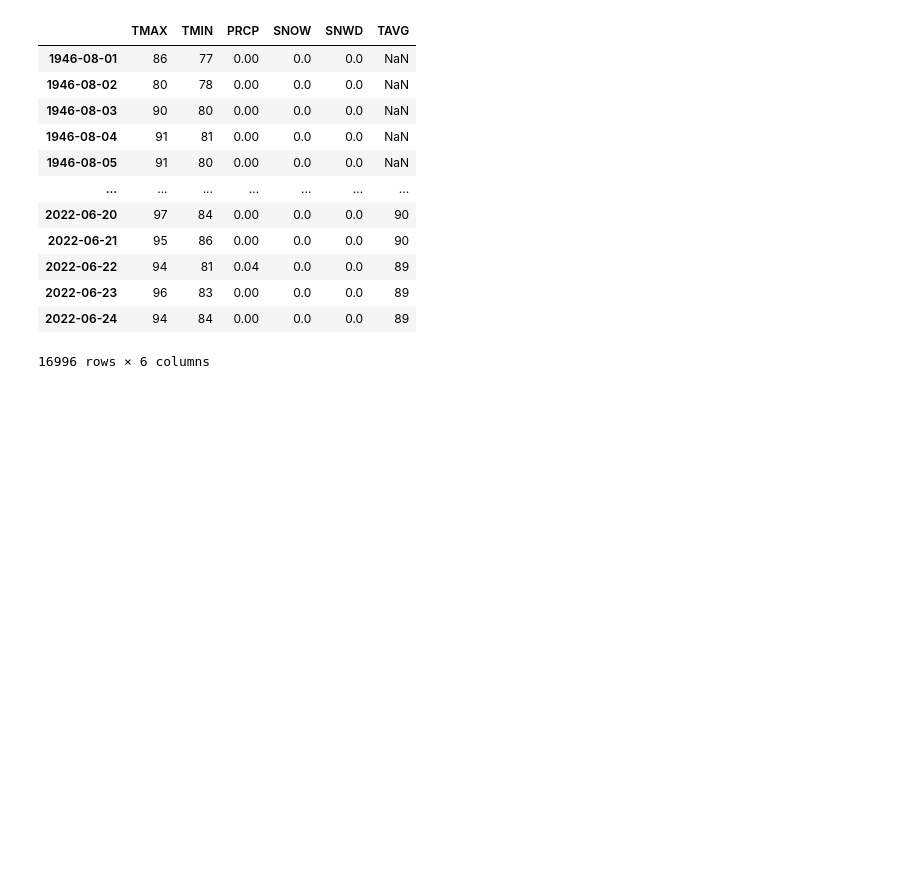
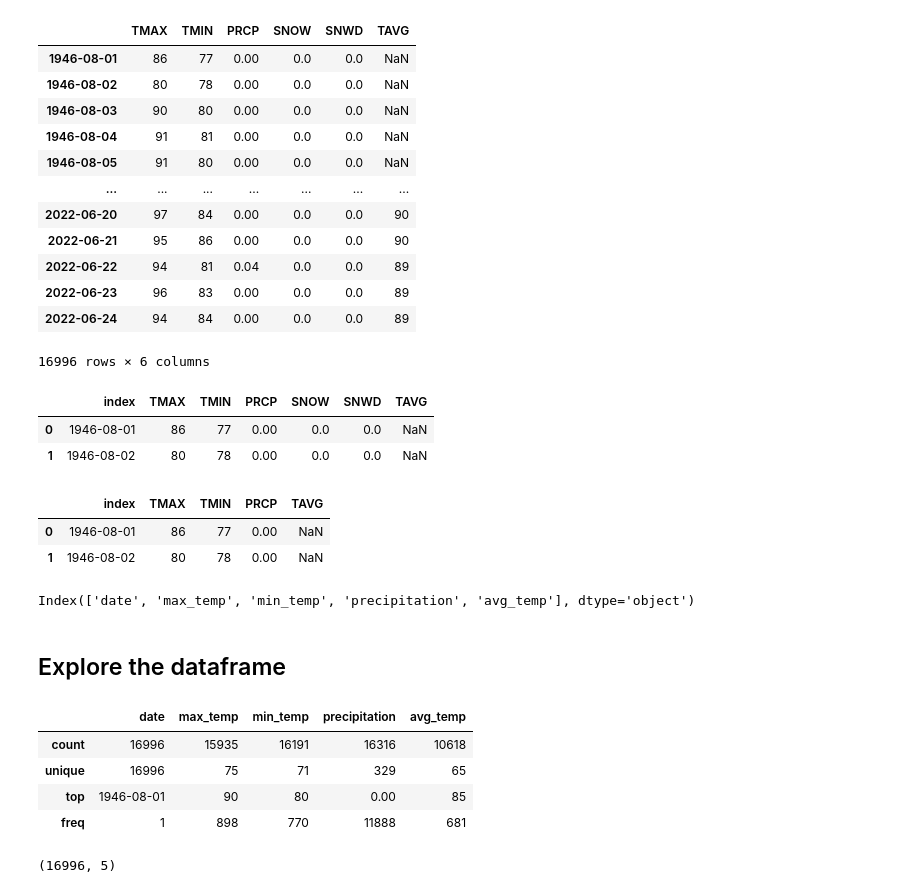
Before and after one commit to david-garza/enterococci_prediction_analysis, a Jupyter notebook: API_call.ipynb, the cells around one changed output. Drawn from its saved outputs; the diff is of its cells as text; code cells hidden in the pictures; blank space fills up the shorter version.

Commit message:
dropped columns snow and snow depth,  and rename the other columns.

```diff
--- a/API_call.ipynb
+++ b/API_call.ipynb
@@ -84,7 +89,8 @@ weather_data_df.head(10)
 6 rows × 16996 columns
 # %%
 # swap rows and columns
-weather_data_df.transpose()
+weather_data_df = weather_data_df.transpose()
+weather_data_df
 # %% [output]
 |  | TMAX | TMIN | PRCP | SNOW | SNWD | TAVG |
 | 1946-08-01 | 86 | 77 | 0.00 | 0.0 | 0.0 | NaN |
@@ -99,3 +105,38 @@ weather_data_df.transpose()
 | 2022-06-23 | 96 | 83 | 0.00 | 0.0 | 0.0 | 89 |
 | 2022-06-24 | 94 | 84 | 0.00 | 0.0 | 0.0 | 89 |
 16996 rows × 6 columns
+# %%
+# move date index to a column.
+weather_data_df = weather_data_df.reset_index()
+weather_data_df.head(2)
+# %% [output]
+|  | index | TMAX | TMIN | PRCP | SNOW | SNWD | TAVG |
+| 0 | 1946-08-01 | 86 | 77 | 0.00 | 0.0 | 0.0 | NaN |
+| 1 | 1946-08-02 | 80 | 78 | 0.00 | 0.0 | 0.0 | NaN |
+# %%
+weather_data_df = weather_data_df.drop(columns=["SNOW", "SNWD"])
+weather_data_df.head(2)
+# %% [output]
+|  | index | TMAX | TMIN | PRCP | TAVG |
+| 0 | 1946-08-01 | 86 | 77 | 0.00 | NaN |
+| 1 | 1946-08-02 | 80 | 78 | 0.00 | NaN |
+# %%
+# rename the date column
+weather_data_df.rename(columns={"index":"date", "TMAX":"max_temp", "TMIN":"min_temp", "PRCP":"precipitation", "TAVG":"avg_temp"}, inplace = True)
+weather_data_df.columns
+# %% [output]
+Index(['date', 'max_temp', 'min_temp', 'precipitation', 'avg_temp'], dtype='object')
+# %% [markdown]
+## Explore the dataframe
+# %%
+weather_data_df.describe()
+# %% [output]
+|  | date | max_temp | min_temp | precipitation | avg_temp |
+| count | 16996 | 15935 | 16191 | 16316 | 10618 |
+| unique | 16996 | 75 | 71 | 329 | 65 |
+| top | 1946-08-01 | 90 | 80 | 0.00 | 85 |
+| freq | 1 | 898 | 770 | 11888 | 681 |
+# %%
+weather_data_df.shape
+# %% [output]
+(16996, 5)
```
Also changed, not shown: parts of 4 cells of this notebook.
